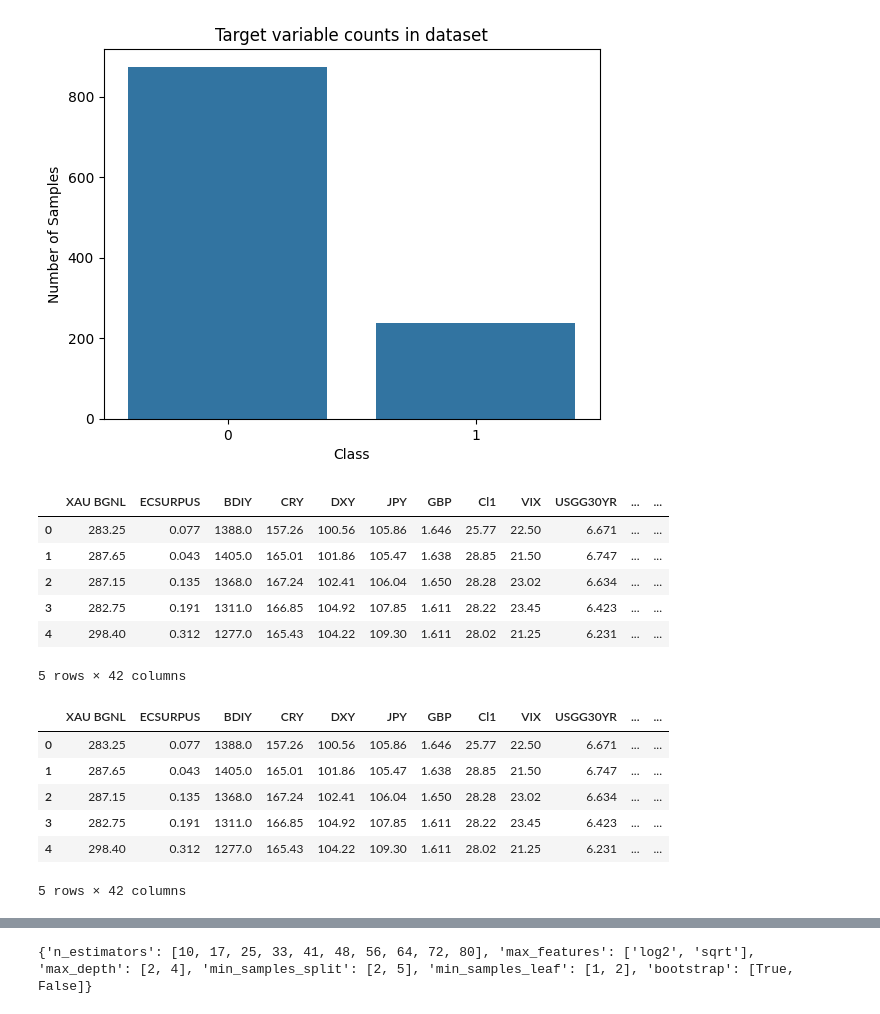
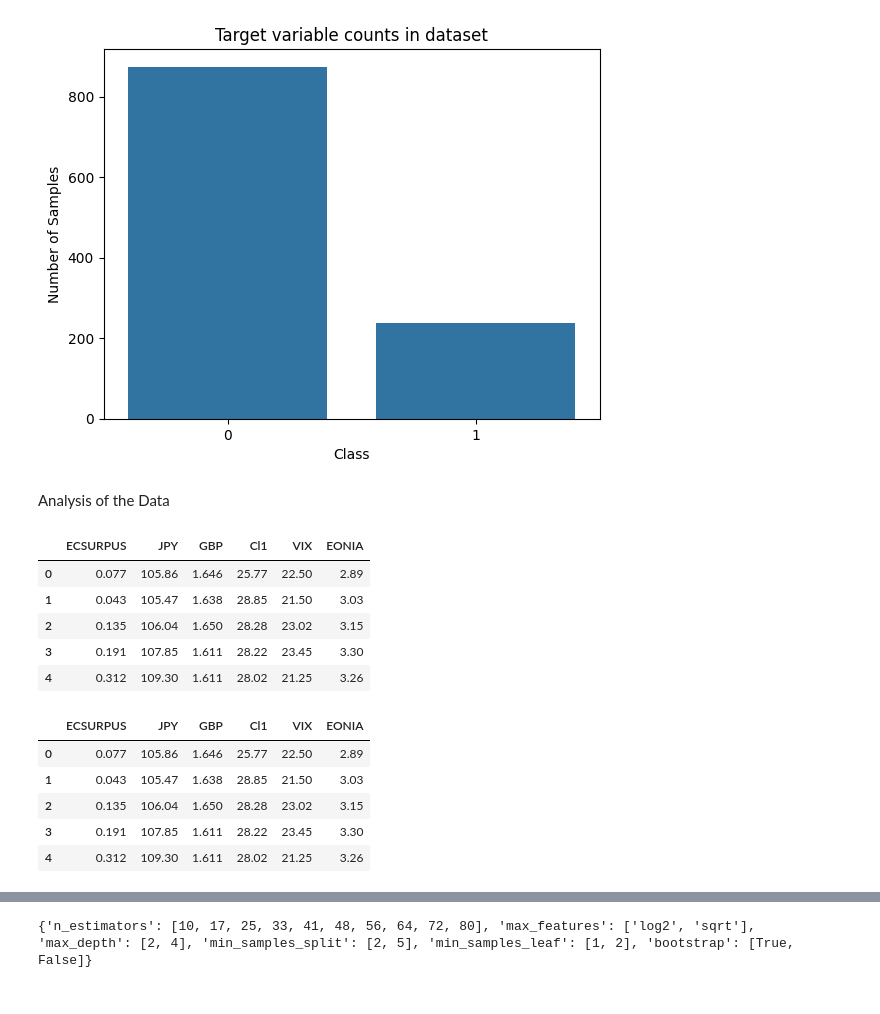
Before and after one commit to SKhan23-SWE/Market_Anomaly_Detection, a Jupyter notebook: market_analysis.ipynb, the cells around one changed output, grey strips where cells are left out. Drawn from its saved outputs; the diff is of its cells as text; code cells hidden in the pictures.

```diff
--- a/market_analysis.ipynb
+++ b/market_analysis.ipynb
@@ -48,31 +48,31 @@ plt.show()
 # %% [output]
 [0 1] [874 237]
 [figure]
+# %% [markdown]
+Analysis of the Data
 # %%
-crash_status = df['Y']
-# features = df.loc[:, ['ECSURPUS', 'JPY', 'GBP', 'Cl1', 'VIX', 'EONIA']]
-features = df.drop(['Y', 'Data'], axis=1)
+crash_status = df['Y']  # Binary variable
+features = df.loc[:, ['ECSURPUS', 'JPY', 'GBP', 'Cl1', 'VIX', 'EONIA']]
+# features = df.drop(['Y', 'Data'], axis=1)
 features.head()
 # %% [output]
-|  | XAU BGNL | ECSURPUS | BDIY | CRY | DXY | JPY | GBP | Cl1 | VIX | USGG30YR | ... | ... |
-| 0 | 283.25 | 0.077 | 1388.0 | 157.26 | 100.56 | 105.86 | 1.646 | 25.77 | 22.50 | 6.671 | ... | ... |
-| 1 | 287.65 | 0.043 | 1405.0 | 165.01 | 101.86 | 105.47 | 1.638 | 28.85 | 21.50 | 6.747 | ... | ... |
-| 2 | 287.15 | 0.135 | 1368.0 | 167.24 | 102.41 | 106.04 | 1.650 | 28.28 | 23.02 | 6.634 | ... | ... |
-| 3 | 282.75 | 0.191 | 1311.0 | 166.85 | 104.92 | 107.85 | 1.611 | 28.22 | 23.45 | 6.423 | ... | ... |
-| 4 | 298.40 | 0.312 | 1277.0 | 165.43 | 104.22 | 109.30 | 1.611 | 28.02 | 21.25 | 6.231 | ... | ... |
+|  | ECSURPUS | JPY | GBP | Cl1 | VIX | EONIA |
+| 0 | 0.077 | 105.86 | 1.646 | 25.77 | 22.50 | 2.89 |
+| 1 | 0.043 | 105.47 | 1.638 | 28.85 | 21.50 | 3.03 |
+| 2 | 0.135 | 106.04 | 1.650 | 28.28 | 23.02 | 3.15 |
+| 3 | 0.191 | 107.85 | 1.611 | 28.22 | 23.45 | 3.30 |
+| 4 | 0.312 | 109.30 | 1.611 | 28.02 | 21.25 | 3.26 |
-5 rows × 42 columns
 # %%
 from sklearn.model_selection import train_test_split
-X_train, X_val, Y_train, Y_val = train_test_split(features, crash_status, test_size=0.3, shuffle=False)
+X_train, X_val, Y_train, Y_val = train_test_split(features, crash_status, random_state=42, test_size=0.3, shuffle=False)
 X_train.head()
 # %% [output]
-|  | XAU BGNL | ECSURPUS | BDIY | CRY | DXY | JPY | GBP | Cl1 | VIX | USGG30YR | ... | ... |
-| 0 | 283.25 | 0.077 | 1388.0 | 157.26 | 100.56 | 105.86 | 1.646 | 25.77 | 22.50 | 6.671 | ... | ... |
-| 1 | 287.65 | 0.043 | 1405.0 | 165.01 | 101.86 | 105.47 | 1.638 | 28.85 | 21.50 | 6.747 | ... | ... |
-| 2 | 287.15 | 0.135 | 1368.0 | 167.24 | 102.41 | 106.04 | 1.650 | 28.28 | 23.02 | 6.634 | ... | ... |
-| 3 | 282.75 | 0.191 | 1311.0 | 166.85 | 104.92 | 107.85 | 1.611 | 28.22 | 23.45 | 6.423 | ... | ... |
-| 4 | 298.40 | 0.312 | 1277.0 | 165.43 | 104.22 | 109.30 | 1.611 | 28.02 | 21.25 | 6.231 | ... | ... |
+|  | ECSURPUS | JPY | GBP | Cl1 | VIX | EONIA |
+| 0 | 0.077 | 105.86 | 1.646 | 25.77 | 22.50 | 2.89 |
+| 1 | 0.043 | 105.47 | 1.638 | 28.85 | 21.50 | 3.03 |
+| 2 | 0.135 | 106.04 | 1.650 | 28.28 | 23.02 | 3.15 |
+| 3 | 0.191 | 107.85 | 1.611 | 28.22 | 23.45 | 3.30 |
+| 4 | 0.312 | 109.30 | 1.611 | 28.02 | 21.25 | 3.26 |
-5 rows × 42 columns
 # %%
 from sklearn.linear_model import LogisticRegression
 from sklearn.tree import DecisionTreeClassifier
```
Also changed, not shown: parts of 3 cells of this notebook, 1 other file.
